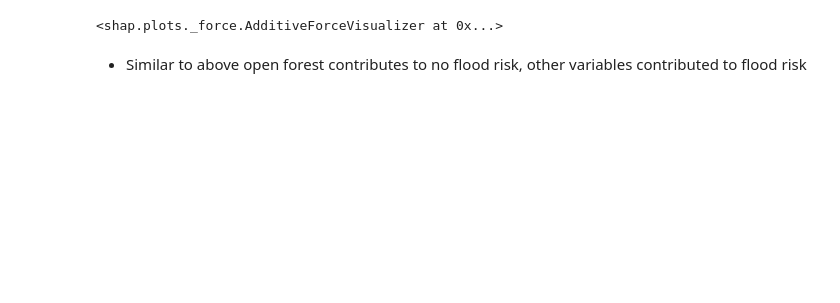
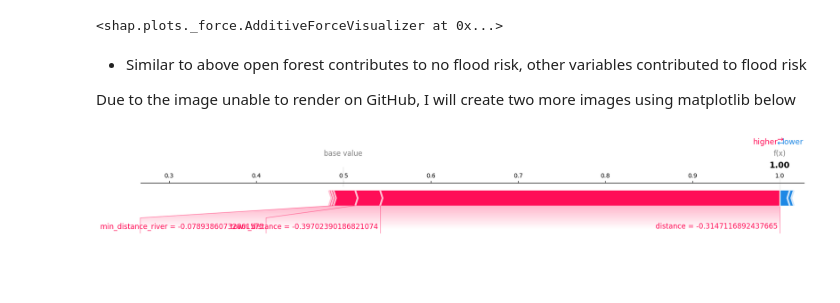
Before and after one commit to keanteng/flood_risk_model_2, a Jupyter notebook: 16regression.ipynb, the cells around one changed output. Saved outputs shown, nothing was run; the diff lists cells and outputs as text; code cells hidden in the pictures; blank space fills up the shorter version.

Commit message:
add shap plot

```diff
--- a/16regression.ipynb
+++ b/16regression.ipynb
@@ -308,3 +310,9 @@ shap.plots.force(explainer.expected_value[1], shap_values[1][6, :], X_test.iloc[
 <shap.plots._force.AdditiveForceVisualizer at 0x...>
 # %% [markdown]
 - Similar to above open forest contributes to no flood risk, other variables contributed to flood risk
+
+Due to the image unable to render on GitHub, I will create two more images using matplotlib below
+# %%
+shap.plots.force(explainer.expected_value[0], shap_values[0][0,:], X_test.iloc[0, :], matplotlib=True)
+# %% [output]
+[figure, added]
```
Also changed, not shown: parts of 11 cells of this notebook.
